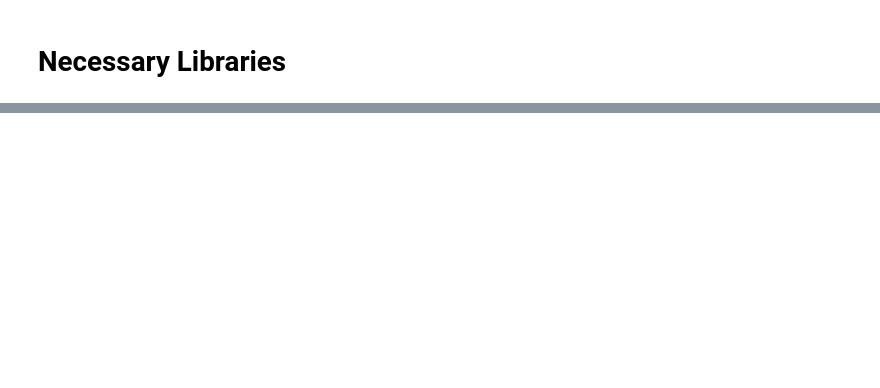
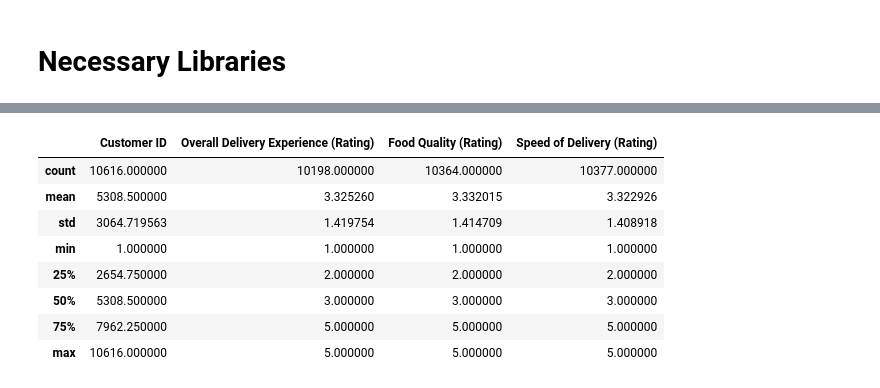
Before and after one commit to Ahmed-Islam-AI/100DaysOfBytewise, a Jupyter notebook: Solutions/Task 12 Solution/BWF_Task_12.ipynb, the cells around one changed output, grey strips where cells are left out. Saved outputs shown, nothing was run; the diff lists cells and outputs as text; code cells hidden in the pictures; blank space fills up the shorter version.

```diff
--- a/Solutions/Task 12 Solution/BWF_Task_12.ipynb
+++ b/Solutions/Task 12 Solution/BWF_Task_12.ipynb
@@ -55,3 +158,6 @@ warnings.filterwarnings('ignore')
       - Standardize numerical features.
 
     **Task: Implement logistic regression to predict customer satisfaction and evaluate the model using accuracy and confusion matrix.**
+# %%
+# Read the CSV file
+df = pd.read_csv('/content/drive/MyDrive/Datasets /BWF_Week6_Datasets/Customer-survey-data.csv')  # Replace 'your_file.csv' with the actual file name
@@ -57,0 +173,12 @@ warnings.filterwarnings('ignore')
+# %%
+df.describe()
+# %% [output]
+|  | Customer ID | Overall Delivery Experience (Rating) | Food Quality (Rating) | Speed of Delivery (Rating) |
+| count | 10616.000000 | 10198.000000 | 10364.000000 | 10377.000000 |
+| mean | 5308.500000 | 3.325260 | 3.332015 | 3.322926 |
+| std | 3064.719563 | 1.419754 | 1.414709 | 1.408918 |
+| min | 1.000000 | 1.000000 | 1.000000 | 1.000000 |
+| 25% | 2654.750000 | 2.000000 | 2.000000 | 2.000000 |
+| 50% | 5308.500000 | 3.000000 | 3.000000 | 3.000000 |
+| 75% | 7962.250000 | 5.000000 | 5.000000 | 5.000000 |
+| max | 10616.000000 | 5.000000 | 5.000000 | 5.000000 |
```
Also changed, not shown: parts of 41 cells of this notebook.
